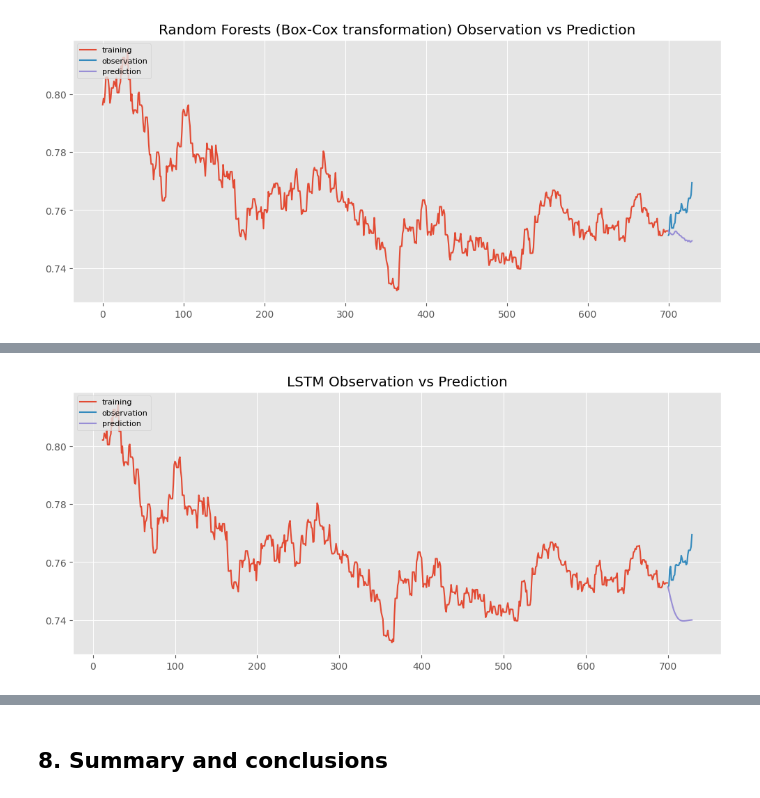
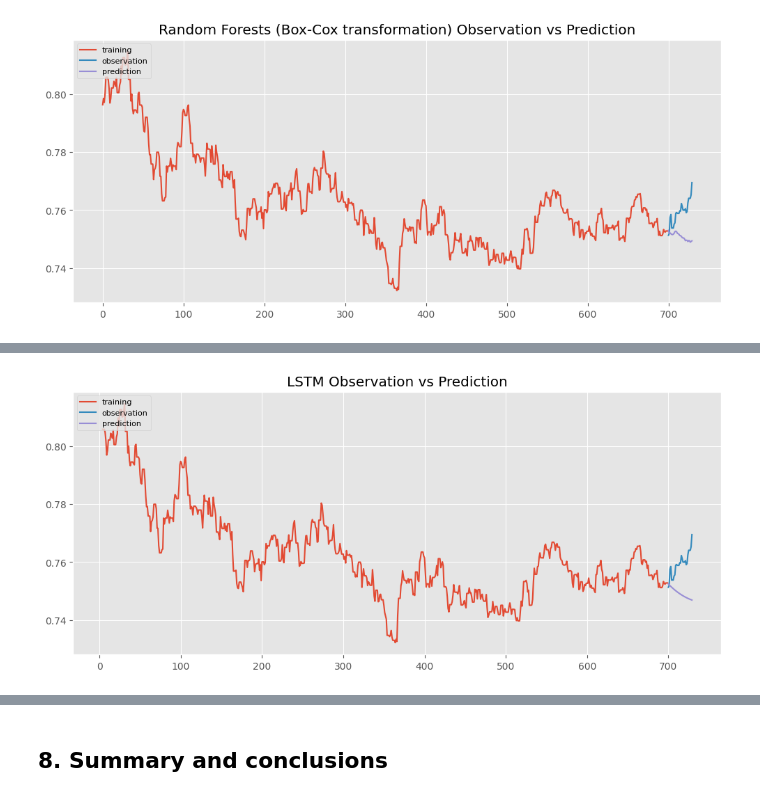
Before and after one commit to flizhou/CAD_USD_exchange_rate_predictor, a Jupyter notebook: scripts/eda.ipynb, the cells around one changed output, grey strips where cells are left out. Cells and saved outputs as stored; diff of their text form; code cells hidden in the pictures.

```diff
--- a/scripts/eda.ipynb
+++ b/scripts/eda.ipynb
@@ -1124,7 +1124,7 @@ train, valid, test, train_valid = split_data(scaled_df)
 response_col = ["close"]
 # %%
 start = time()
-scores = lstm_cross_validation(train_valid, response_col, scaler)
+lstm_cv_scores = lstm_cross_validation(train_valid, response_col, scaler)
 print(f"\Training took: {hms_string(time()-start)}")
 # %% [output]
 lag = 1
@@ -1259,7 +1260,8 @@ The best hyperparameters when lag = 12:
 {'n_estimators': 100}
 [figure]
 # %%
-lag = 12
+lag = lstm_cv_scores.index[0]
+print(f'lag = {lag}')
 df_lag = lag_df(scaled_df, lag, response_col).dropna()
 train, valid, test, train_valid = split_data(df_lag)
 final_3, final_scores_3 = lstm_results(train_valid, test, lag, response_col, scaler, 'LSTM')
@@ -1284,4 +1286,4 @@ Epoch 30/30
-[figure, old version]
+[figure, new version]
 # %%
 pd.concat([final_scores_1, final_scores_2, final_scores_3])
 # %% [output]
```
Also changed, not shown: parts of 13 cells of this notebook.
